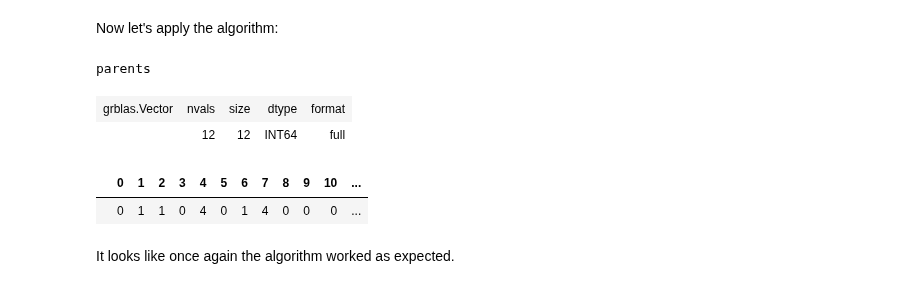
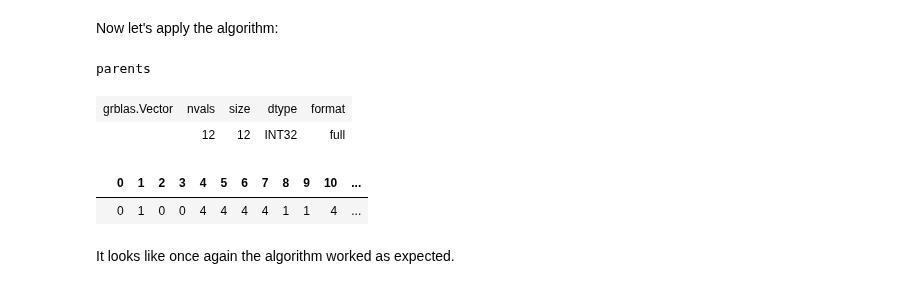
Before and after one commit to python-graphblas/python-graphblas, a Jupyter notebook: notebooks/Connected Components -- FastSV.ipynb, the cells around one changed output. Saved outputs shown, nothing was run; the diff lists cells and outputs as text; code cells hidden in the pictures.

```diff
--- a/notebooks/Connected Components -- FastSV.ipynb
+++ b/notebooks/Connected Components -- FastSV.ipynb
@@ -220,7 +220,7 @@ def fastSV(A):
     n = A.nrows
     I = np.arange(n)
     # The parent of each vertex is initialized to be the vertex itself:
-    f = Vector.from_values(I.tolist(), I.tolist(), name='parents')
+    f = Vector.from_values(I, I, name='parents')
     gp = f.dup()        # grandparent of each vertex initialized to parent
     gp_dup = gp.dup()   # duplicate grandparents
     mngp = f.dup()      # minimum grandparent of each star-vertex
@@ -230,7 +230,7 @@ def fastSV(A):
     # flag to terminate FastSV algorithm
     change = Scalar.from_value(True, dtype=bool, name='changed?')
 
-    while change.value:
+    while change:
         # Step 1: Hooking phase
         mngp << op.min_second(A @ gp)
         f(binary.min)[I] << mngp
@@ -241,7 +241,7 @@ def fastSV(A):
         _, I = f.to_values()
         gp << f[I]
         # Check termination
-        mod << op.ne(gp_dup | gp, require_monoid=False)
+        mod << op.ne(gp_dup & gp)
         change << mod.reduce(binary.lor)
         gp_dup << gp
 
@@ -292,13 +292,13 @@ nx.draw_networkx(G_perm, with_labels=True, node_size=500, font_color='w', pos=la
 Now let's apply the algorithm:
 # %%
 A = gio.from_scipy_sparse_matrix(A)
-connected_components = fastSV(A)
-connected_components
+connected_components_perm = fastSV(A)
+connected_components_perm
 # %% [output]
 parents
 | grblas.Vector | nvals | size | dtype | format |
-|  | 12 | 12 | INT64 | full |
+|  | 12 | 12 | INT32 | full |
 |  | 0 | 1 | 2 | 3 | 4 | 5 | 6 | 7 | 8 | 9 | 10 | ... |
-|  | 0 | 1 | 1 | 0 | 4 | 0 | 1 | 4 | 0 | 0 | 0 | ... |
+|  | 0 | 1 | 0 | 0 | 4 | 4 | 4 | 4 | 1 | 1 | 4 | ... |
 # %% [markdown]
 It looks like once again the algorithm worked as expected.
```
Also changed, not shown: parts of 4 cells of this notebook.
